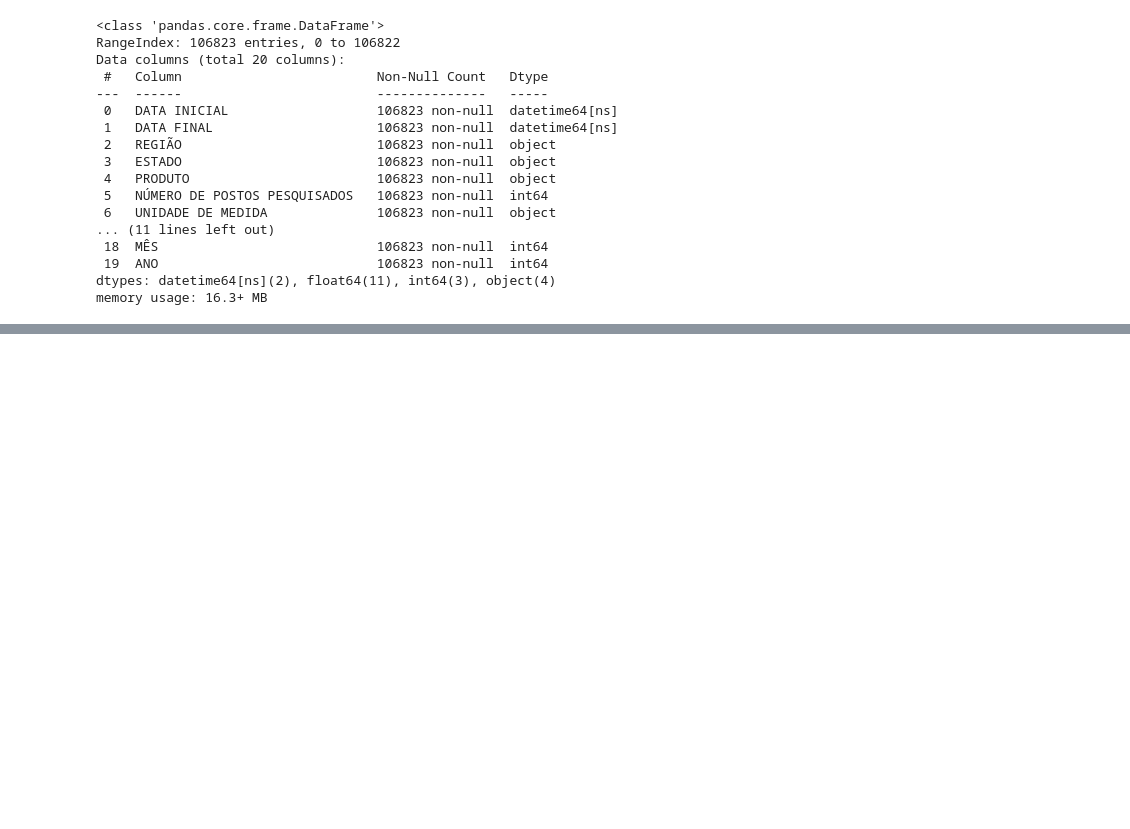
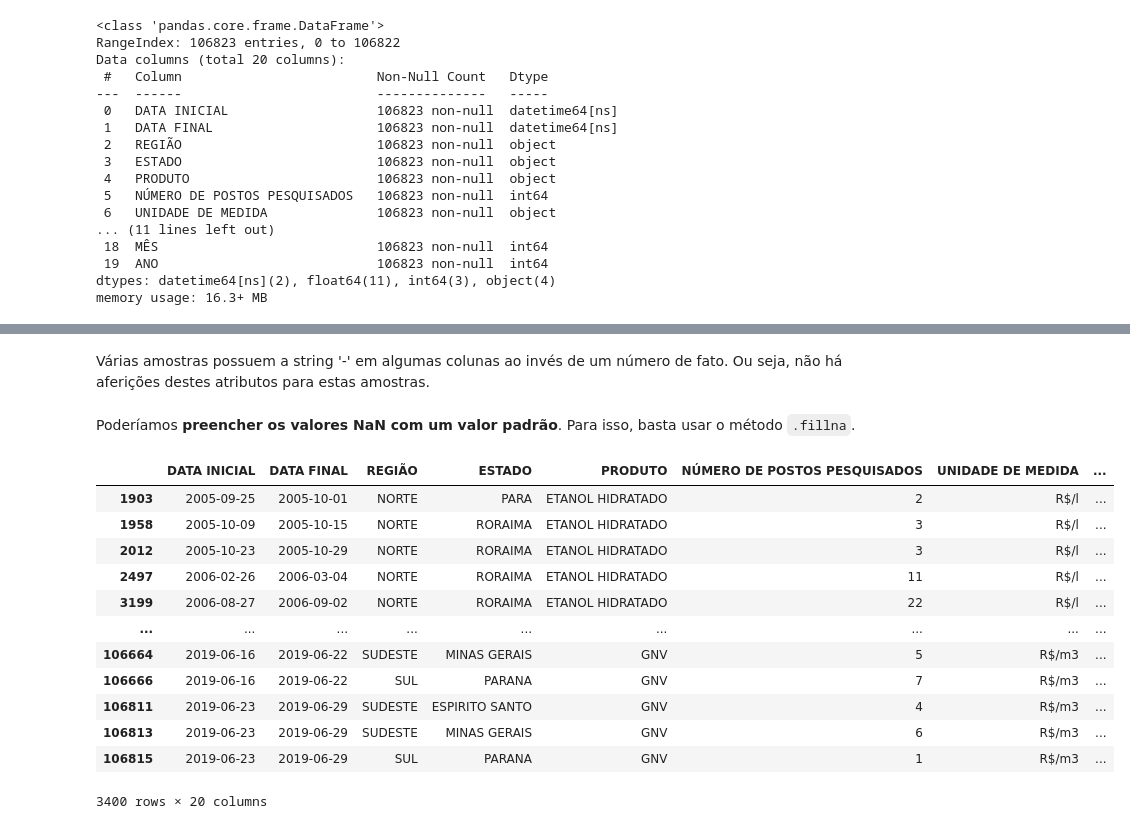
Before and after one commit to AriiiAlves/Aprendendo-Pandas, a Jupyter notebook: Aulas #03 a #25 - Manipulação de dados com pandas.ipynb, the cells around one changed output, grey strips where cells are left out. Saved outputs shown, nothing was run; the diff lists cells and outputs as text; code cells hidden in the pictures; blank space fills up the shorter version.

```diff
--- a/Aulas #03 a #25 - Manipulação de dados com pandas.ipynb
+++ b/Aulas #03 a #25 - Manipulação de dados com pandas.ipynb
@@ -1781,0 +1849,23 @@ memory usage: 16.3+ MB
+# %% [markdown]
+Várias amostras possuem a string '-' em algumas colunas ao invés de um número de fato. Ou seja, não há aferições destes atributos para estas amostras.
+# %% [markdown]
+Poderíamos **preencher os valores NaN com um valor padrão**. Para isso, basta usar o método `.fillna`.
+# %%
+# retorna uma cópia do data frame 'data_pre' com todos os valores NaN de todas as colunas agora preenchidos com 0.
+# para alterar o próprio data frame, use o argumento 'inplace=True'.
+data_pre_fill = data_pre.fillna(0)
+data_pre_fill[mask] # valores que antes eram NaN agora são 0.
+# %% [output]
+|  | DATA INICIAL | DATA FINAL | REGIÃO | ESTADO | PRODUTO | NÚMERO DE POSTOS PESQUISADOS | UNIDADE DE MEDIDA | ... |
+| 1903 | 2005-09-25 | 2005-10-01 | NORTE | PARA | ETANOL HIDRATADO | 2 | R$/l | ... |
+| 1958 | 2005-10-09 | 2005-10-15 | NORTE | RORAIMA | ETANOL HIDRATADO | 3 | R$/l | ... |
+| 2012 | 2005-10-23 | 2005-10-29 | NORTE | RORAIMA | ETANOL HIDRATADO | 3 | R$/l | ... |
+| 2497 | 2006-02-26 | 2006-03-04 | NORTE | RORAIMA | ETANOL HIDRATADO | 11 | R$/l | ... |
+| 3199 | 2006-08-27 | 2006-09-02 | NORTE | RORAIMA | ETANOL HIDRATADO | 22 | R$/l | ... |
+| ... | ... | ... | ... | ... | ... | ... | ... | ... |
+| 106664 | 2019-06-16 | 2019-06-22 | SUDESTE | MINAS GERAIS | GNV | 5 | R$/m3 | ... |
+| 106666 | 2019-06-16 | 2019-06-22 | SUL | PARANA | GNV | 7 | R$/m3 | ... |
+| 106811 | 2019-06-23 | 2019-06-29 | SUDESTE | ESPIRITO SANTO | GNV | 4 | R$/m3 | ... |
+| 106813 | 2019-06-23 | 2019-06-29 | SUDESTE | MINAS GERAIS | GNV | 6 | R$/m3 | ... |
+| 106815 | 2019-06-23 | 2019-06-29 | SUL | PARANA | GNV | 1 | R$/m3 | ... |
+3400 rows × 20 columns
```
Also changed, not shown: parts of 14 cells of this notebook, 1 other file.
